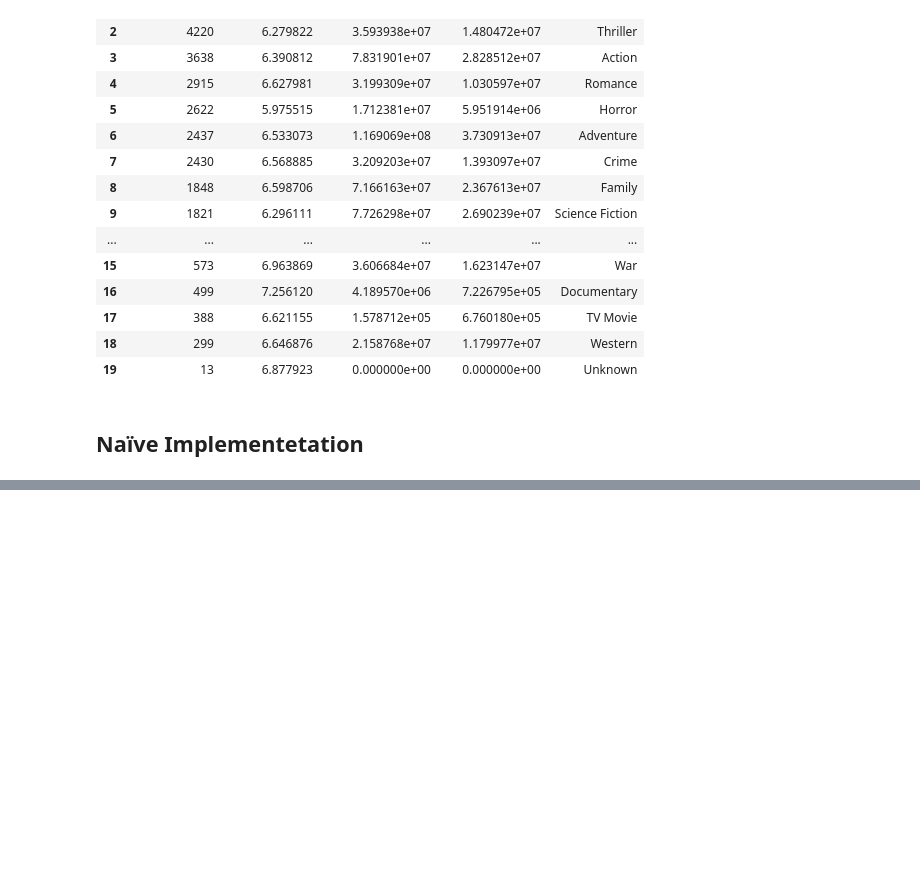
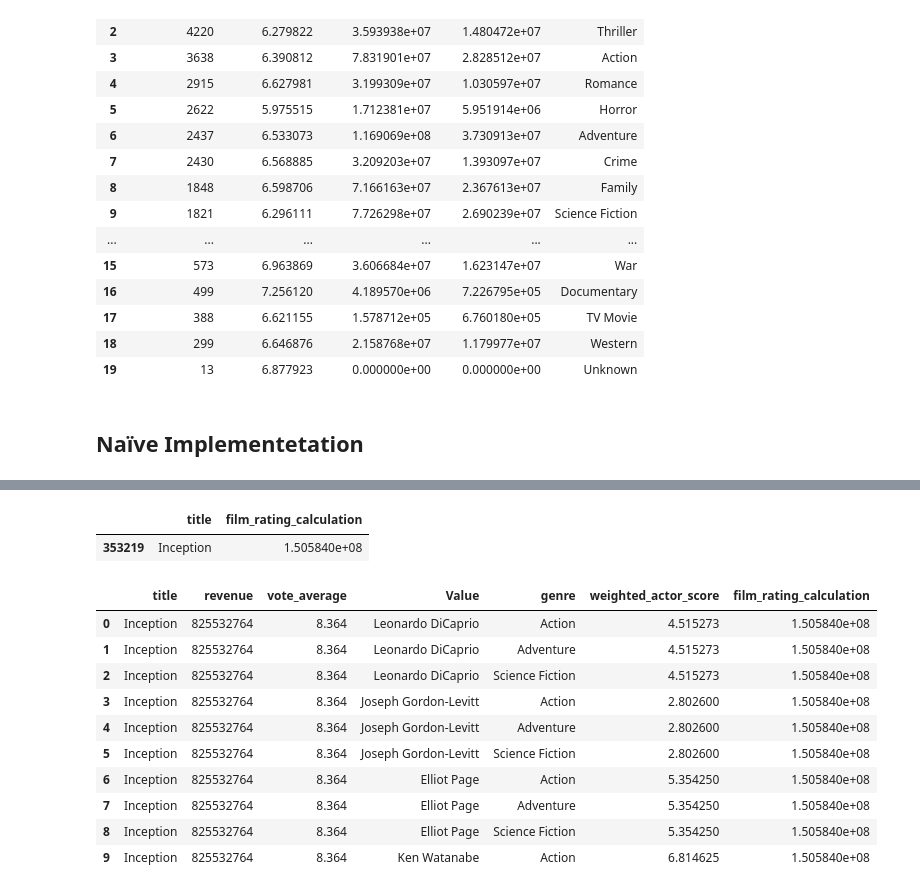
Before and after one commit to TunaConnoisseur/COMP30770-Big-Data, a Jupyter notebook: IMDB Notebook.ipynb, the cells around one changed output, grey strips where cells are left out. Drawn from its saved outputs; the diff is of its cells as text; code cells hidden in the pictures; blank space fills up the shorter version.

Commit message:
Completed steps 4-5
Renamed some variables for ease

```diff
--- a/IMDB Notebook.ipynb
+++ b/IMDB Notebook.ipynb
@@ -289,5 +294,5 @@ FROM (
 WHERE title = "Inception";
 """
 
-df = pd.read_sql(query, conn)
-df.head(4)
+melted_df = pd.read_sql(query, conn)
+melted_df.head()
@@ -306,5 +317,4 @@ FROM (
 ) AS combined
 GROUP BY name;"""
 
-df = pd.read_sql(query, conn)
-df.head(5)
+weighted_actor_df = pd.read_sql(query, conn)
@@ -310,0 +335,38 @@ df.head(5)
+# %%
+# Final Film Rating Calculation
+film_rating_calc = melted_df.merge(weighted_actor_df, left_on='Value', right_on='name', how='left')
+film_rating_calc['actor_contribution'] = film_rating_calc['revenue'] / (film_rating_calc['weighted_actor_score'] + 1)
+
+film_rating_calc = (film_rating_calc.groupby('title')['actor_contribution']
+                    .mean()
+                    .reset_index()
+                    .rename(columns={'actor_contribution': 'film_rating_calculation'}))
+# %% [output]
+|  | title | film_rating_calculation |
+| 353219 | Inception | 1.505840e+08 |
+# %%
+# Step 4
+query = """
+SELECT id, title, vote_average, genres as genre
+FROM movies
+INNER JOIN movie_genres ON (movies.id = movie_genres.movie_id)"""
+movie_genres_df = pd.read_sql(query, conn)
+
+step4 = melted_df.merge(movie_genres_df[['title', 'genre']], on='title', how='inner')
+step4 = step4.merge(weighted_actor_df, left_on='Value', right_on='name', how='left')
+step4 = step4.merge(film_rating_calc, on='title', how='left')
+step4 = step4.drop(columns='name')
+# %%
+step4.head(10)
+# %% [output]
+|  | title | revenue | vote_average | Value | genre | weighted_actor_score | film_rating_calculation |
+| 0 | Inception | 825532764 | 8.364 | Leonardo DiCaprio | Action | 4.515273 | 1.505840e+08 |
+| 1 | Inception | 825532764 | 8.364 | Leonardo DiCaprio | Adventure | 4.515273 | 1.505840e+08 |
+| 2 | Inception | 825532764 | 8.364 | Leonardo DiCaprio | Science Fiction | 4.515273 | 1.505840e+08 |
+| 3 | Inception | 825532764 | 8.364 | Joseph Gordon-Levitt | Action | 2.802600 | 1.505840e+08 |
+| 4 | Inception | 825532764 | 8.364 | Joseph Gordon-Levitt | Adventure | 2.802600 | 1.505840e+08 |
+| 5 | Inception | 825532764 | 8.364 | Joseph Gordon-Levitt | Science Fiction | 2.802600 | 1.505840e+08 |
+| 6 | Inception | 825532764 | 8.364 | Elliot Page | Action | 5.354250 | 1.505840e+08 |
+| 7 | Inception | 825532764 | 8.364 | Elliot Page | Adventure | 5.354250 | 1.505840e+08 |
+| 8 | Inception | 825532764 | 8.364 | Elliot Page | Science Fiction | 5.354250 | 1.505840e+08 |
+| 9 | Inception | 825532764 | 8.364 | Ken Watanabe | Action | 6.814625 | 1.505840e+08 |
```
Also changed, not shown: parts of 6 cells of this notebook.
